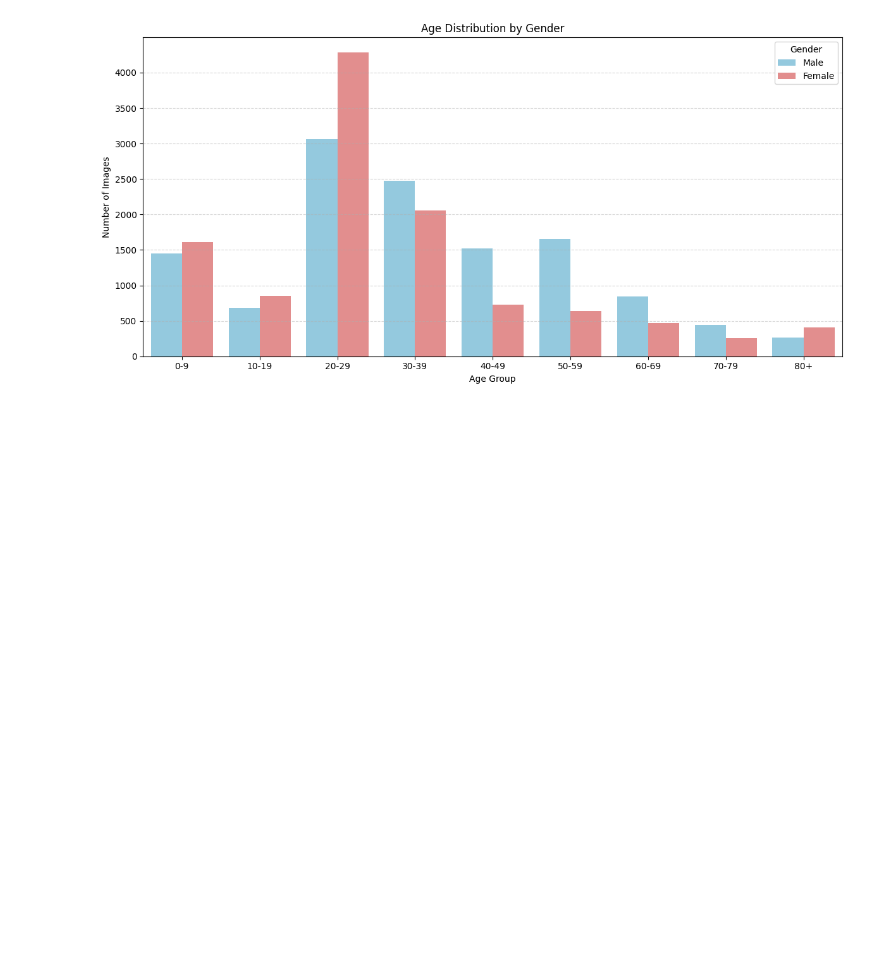
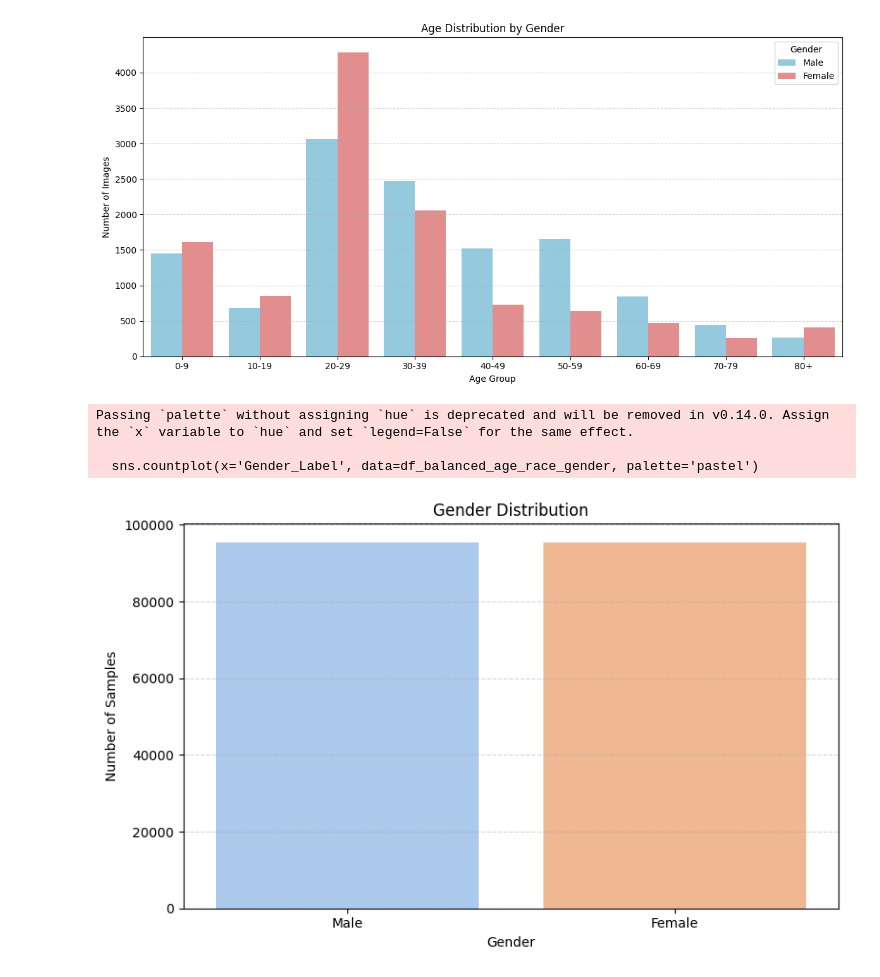
Before and after one commit to jhrug/TXAI2425, a Jupyter notebook: data_analysis.ipynb, the cells around one changed output. Saved outputs shown, nothing was run; the diff lists cells and outputs as text; code cells hidden in the pictures; blank space fills up the shorter version.

```diff
--- a/data_analysis.ipynb
+++ b/data_analysis.ipynb
@@ -174,3 +174,24 @@ plt.tight_layout()
 plt.show()
 # %% [output]
 [figure]
+# %%
+max_count = df_balanced_age_race['Gender'].value_counts().max()
+
+df_balanced_age_race_gender = df_balanced_age_race.groupby('Gender').apply(
+    lambda x: x.sample(max_count, replace=True, random_state=1)
+    ).reset_index(drop=True)
+# %%
+plt.figure(figsize=(8, 5))
+sns.countplot(x='Gender_Label', data=df_balanced_age_race_gender, palette='pastel')
+
+plt.title('Gender Distribution')
+plt.xlabel('Gender')
+plt.ylabel('Number of Samples')
+plt.grid(axis='y', linestyle='--', alpha=0.5)
+plt.tight_layout()
+plt.show()
+# %% [output]
+Passing `palette` without assigning `hue` is deprecated and will be removed in v0.14.0. Assign the `x` variable to `hue` and set `legend=False` for the same effect.
+
+  sns.countplot(x='Gender_Label', data=df_balanced_age_race_gender, palette='pastel')
+[figure, added]
```
